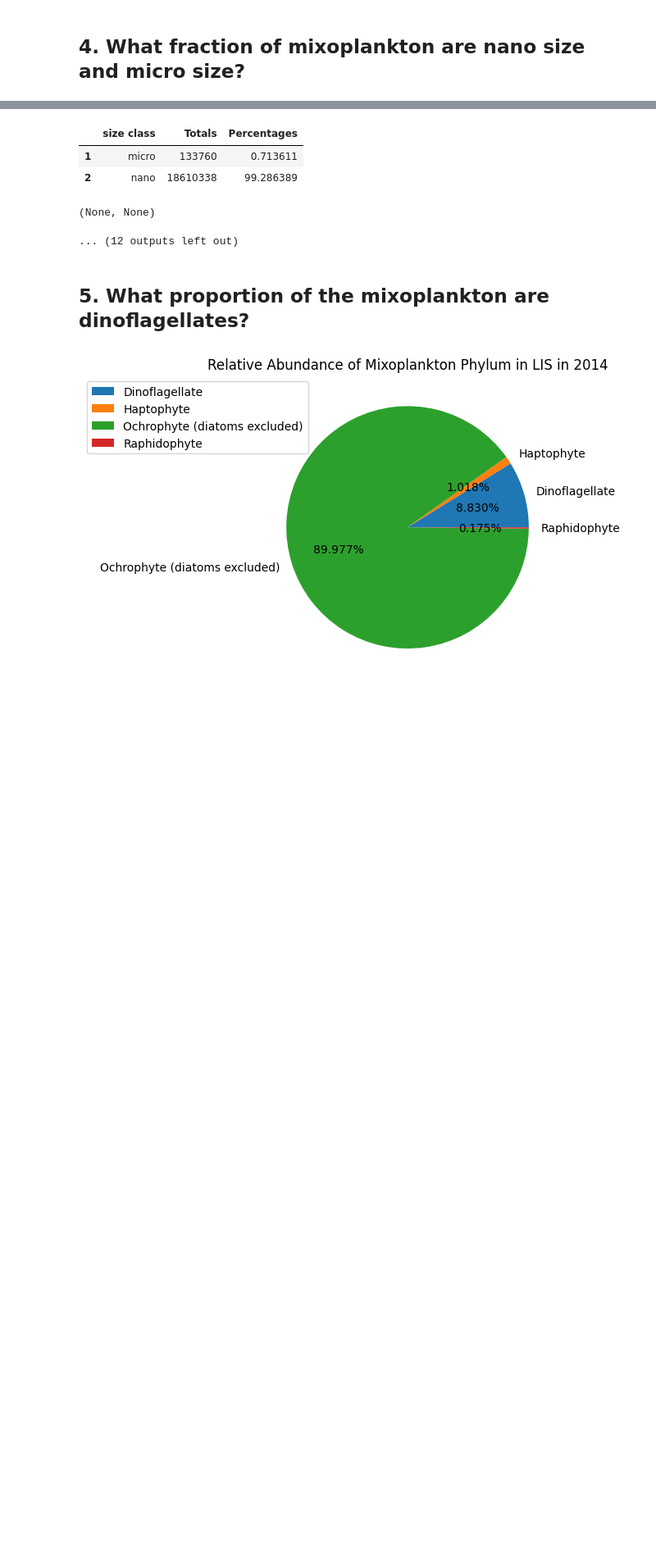
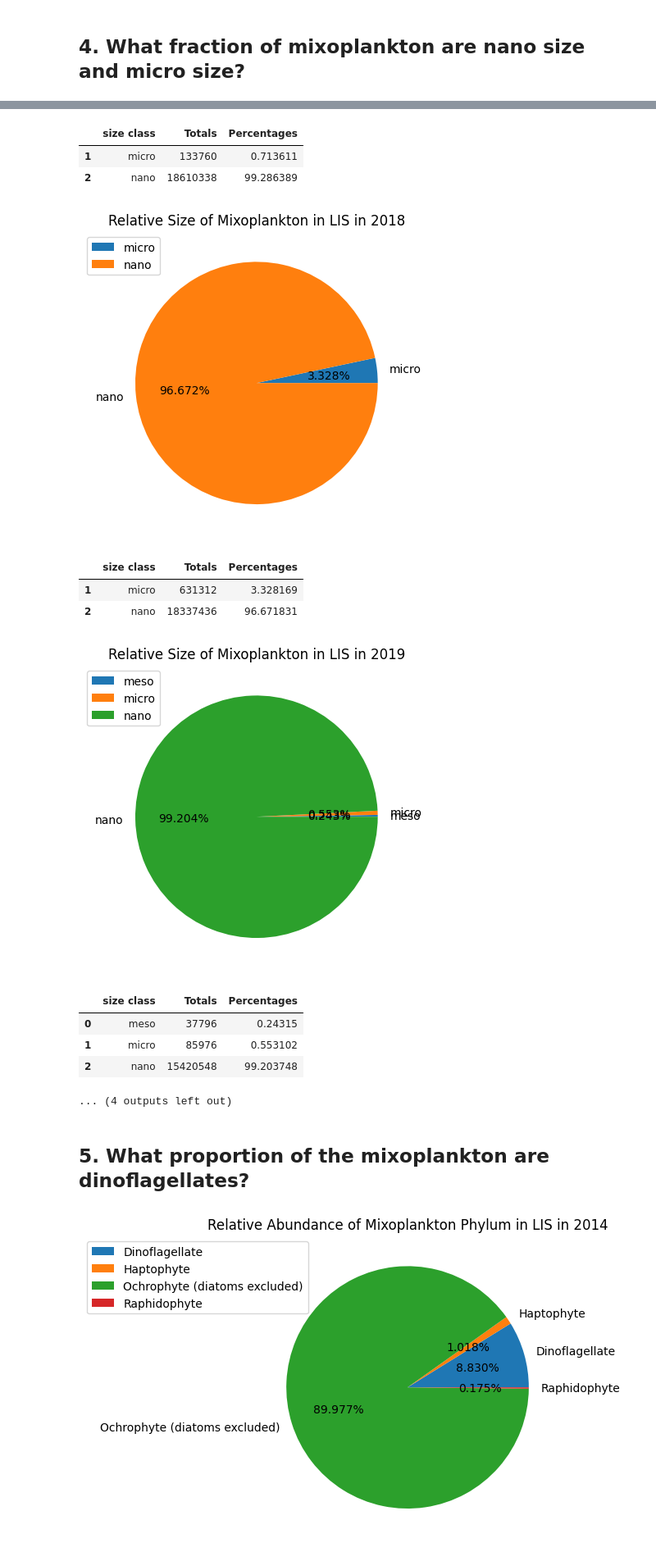
Before and after one commit to AMaher101/PlanktonClassifier, a Jupyter notebook: questions.ipynb, the cells around one changed output, grey strips where cells are left out. Shown at 82% size. Saved outputs shown, nothing was run; the diff lists cells and outputs as text; code cells hidden in the pictures; blank space fills up the shorter version.

```diff
--- a/questions.ipynb
+++ b/questions.ipynb
@@ -259,11 +359,12 @@ for csv_name in csvs:
 # %% [markdown]
 ## 4. What fraction of mixoplankton are nano size and micro size?
 # %%
-def mixoplankton_sizes_pie():
+def mixoplankton_sizes_pie(csv_name):
     # Get year
     year = re.search(r'\b(\d{4})\b', csv_name).group(1) if re.search(r'\b(\d{4})\b', csv_name) else 'Year not found'
 
     # Clean data
+    classified = Classifier(csv_name)
     df = classified.mixoplankton
     counts = percentages(df, 'size class')
 
@@ -272,15 +373,12 @@ def mixoplankton_sizes_pie():
     plt.pie(counts['Percentages'], labels=counts['size class'], autopct='%1.3f%%')
     plt.legend(bbox_to_anchor=(.2, 1))
 
-    return plt.show(), display(counts)
+    plt.show()
+    display(counts)
 # %%
-csvs = sorted(os.listdir(f"{os.getcwd()}/inputs"))
 for csv_name in csvs:
-    # classify mixotrophs
-    classified = Classifier(csv_name)
-
     # Get pie chart for each year
-    display(mixoplankton_sizes_pie())
+    mixoplankton_sizes_pie(csv_name)
 # %% [output]
 [figure]
 |  | size class | Totals | Percentages |
@@ -300,9 +395,17 @@ for csv_name in csvs:
 [figure]
 |  | size class | Totals | Percentages |
 | 1 | micro | 133760 | 0.713611 |
 | 2 | nano | 18610338 | 99.286389 |
-(None, None)
-... (12 outputs left out)
+[figure, added]
+|  | size class | Totals | Percentages |
+| 1 | micro | 631312 | 3.328169 |
+| 2 | nano | 18337436 | 96.671831 |
+[figure, added]
+|  | size class | Totals | Percentages |
+| 0 | meso | 37796 | 0.24315 |
+| 1 | micro | 85976 | 0.553102 |
+| 2 | nano | 15420548 | 99.203748 |
+... (4 outputs left out)
 # %% [markdown]
 ## 5. What proportion of the mixoplankton are dinoflagellates?
 # %%
```
Also changed, not shown: parts of 15 cells of this notebook.
